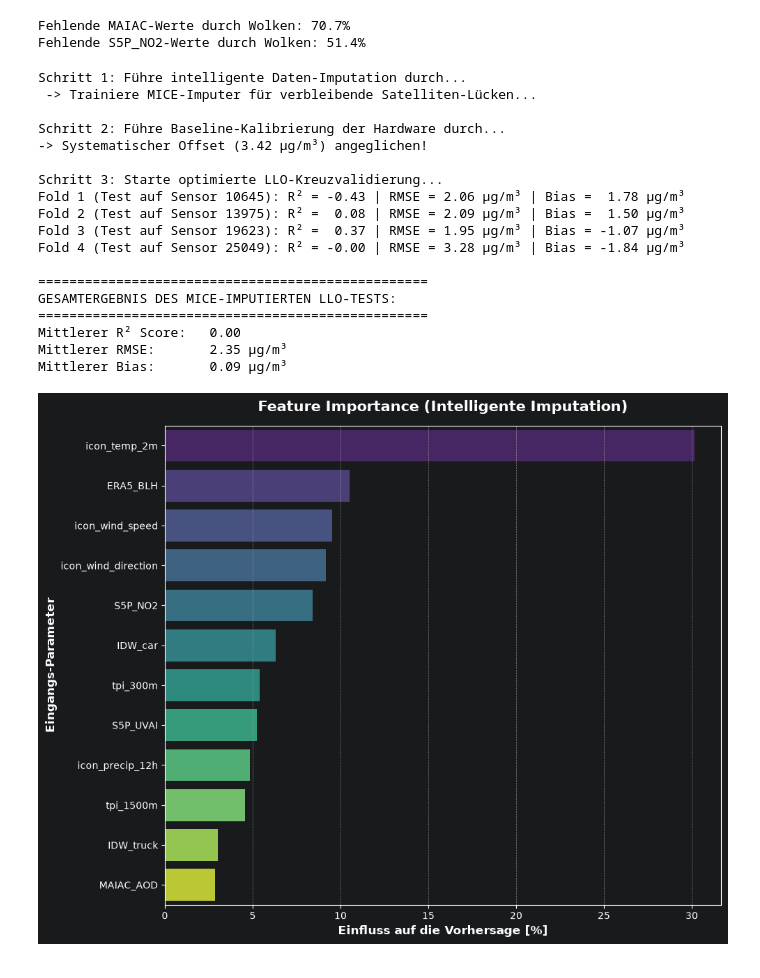
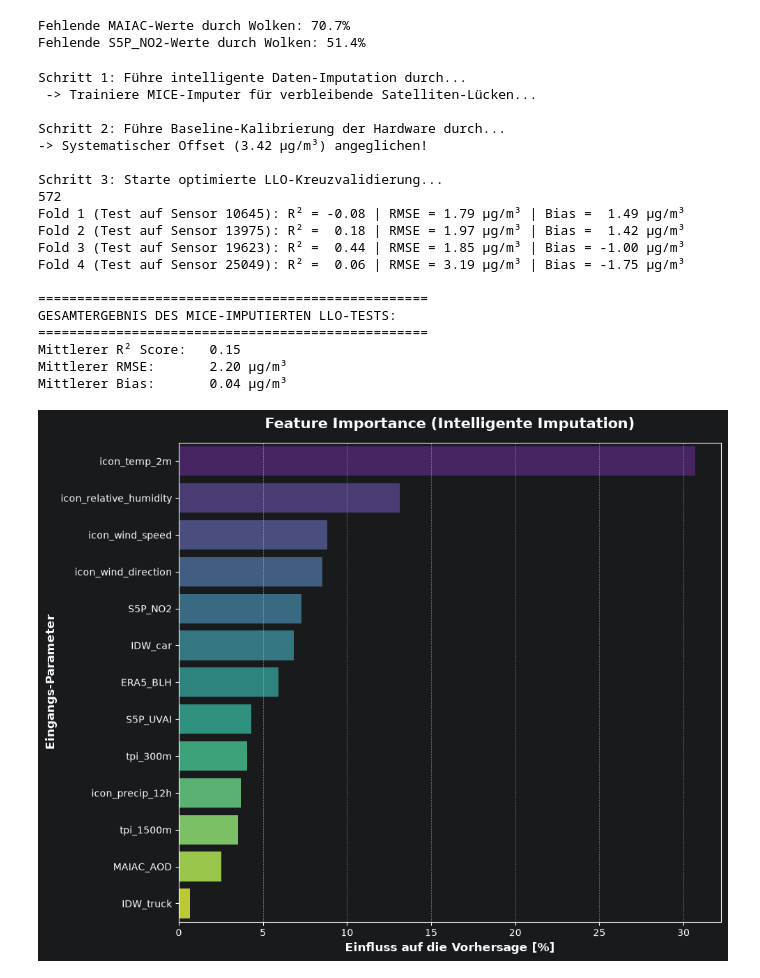
Before and after one commit to Ar7hur01/downscalingWuePM25, a Jupyter notebook: RF_LLO_Imputer.ipynb, the cells around one changed output. Cells and saved outputs as stored; diff of their text form; code cells hidden in the pictures.

```diff
--- a/RF_LLO_Imputer.ipynb
+++ b/RF_LLO_Imputer.ipynb
@@ -27,7 +27,7 @@ warnings.filterwarnings('ignore')
 # =========================================================
 # 1. Daten laden & bereinigen
 # =========================================================
-file_path = r"C:\Users\AD\Desktop\Uni Würzburg\EAGLE\InnoLab\new_Output\allValues_Features_PM25_NDVI_TPI_S5P_ERA5_MAIAC_Verkehr_Wetter.csv"
+file_path = r"C:\Users\AD\Desktop\Uni Würzburg\EAGLE\InnoLab\new_Output\IDW_hoch2\Exp2_Features_RH_PM25_NDVI_TPI_S5P_ERA5_MAIAC_Verkehr_Wetter.csv"
 df = pd.read_csv(file_path, sep=";", decimal=",")
 
 df['station_id'] = df['station_id'].astype(str).str.strip()
@@ -49,7 +49,8 @@ df = df[df['station_id'].isin(valid_sensors)].copy()
 features = [
     #'prox_kumulativ_car', 'prox_kumulativ_truck',
     'IDW_car', 'IDW_truck',
-    'icon_temp_2m', 'icon_wind_speed', 'icon_wind_direction', 'icon_precip_12h',
+    'icon_temp_2m', 'icon_wind_speed', 'icon_wind_direction',
+    'icon_precip_12h', 'icon_relative_humidity',
     'MAIAC_AOD', 'S5P_NO2', 'S5P_UVAI', 'ERA5_BLH',
     'tpi_300m', 'tpi_1500m'
 ]
@@ -113,6 +114,8 @@ for fold, test_sensor in enumerate(test_stations, 1):
 # =========================================================
 # 4. Endauswertung & Feature Importance
 # =========================================================
+print("Number of observations:", len(df))
+
 print("\n" + "="*50)
 print("GESAMTERGEBNIS DES OPTIMIERTEN LLO-TESTS:")
 print("="*50)
@@ -218,7 +223,7 @@ warnings.filterwarnings('ignore')
 # =========================================================
 # 1. Daten laden & bereinigen
 # =========================================================
-file_path = r"C:\Users\AD\Desktop\Uni Würzburg\EAGLE\InnoLab\new_Output\allValues_Features_PM25_NDVI_TPI_S5P_ERA5_MAIAC_Verkehr_Wetter.csv"
+file_path = r"C:\Users\AD\Desktop\Uni Würzburg\EAGLE\InnoLab\new_Output\IDW_hoch2\Exp2_Features_RH_PM25_NDVI_TPI_S5P_ERA5_MAIAC_Verkehr_Wetter.csv"
 df = pd.read_csv(file_path, sep=";", decimal=",")
 
 df['station_id'] = df['station_id'].astype(str).str.strip()
@@ -239,8 +244,10 @@ df['date_dt'] = pd.to_datetime(df['date'], format='mixed', dayfirst=True)
 print("Schritt 1: Führe intelligente Daten-Imputation durch...")
 
 features = [
+    #'prox_kumulativ_car', 'prox_kumulativ_truck',
     'IDW_car', 'IDW_truck',
-    'icon_temp_2m', 'icon_wind_speed', 'icon_wind_direction', 'icon_precip_12h',
+    'icon_temp_2m', 'icon_wind_speed', 'icon_wind_direction',
+    'icon_precip_12h', 'icon_relative_humidity',
     'MAIAC_AOD', 'S5P_NO2', 'S5P_UVAI', 'ERA5_BLH',
     'tpi_300m', 'tpi_1500m'
 ]
@@ -280,6 +287,7 @@ print(f"-> Systematischer Offset ({offset:.2f} µg/m³) angeglichen!")
 # 4. Leave-Location-Out (LLO) Validierung
 # =========================================================
 print("\nSchritt 3: Starte optimierte LLO-Kreuzvalidierung...")
+print(len(df))
 
 ANCHOR_ID = "1"
 test_stations = [s for s in df['station_id'].unique() if s != ANCHOR_ID]
@@ -326,38 +334,39 @@ if feature_importances_list:
     mean_importances = np.mean(feature_importances_list, axis=0)
     importance_df = pd.DataFrame({'Feature': features, 'Wichtigkeit (%)': mean_importances * 100})
     importance_df = importance_df.sort_values(by='Wichtigkeit (%)', ascending=False)
 
     # Plot
     output_dir = r"C:\Users\AD\Desktop\Uni Würzburg\EAGLE\InnoLab\new_Output\Diagrams"
     os.makedirs(output_dir, exist_ok=True)
     plot_path = os.path.join(output_dir, "Feature_Importance_RF_MICE_Imputed.png")
 
     plt.figure(figsize=(10, 8))
     sns.barplot(x='Wichtigkeit (%)', y='Feature', data=importance_df, palette='viridis')
     plt.title('Feature Importance (Intelligente Imputation)', fontsize=15, fontweight='bold', pad=15)
     plt.xlabel('Einfluss auf die Vorhersage [%]', fontsize=12, fontweight='bold')
     plt.ylabel('Eingangs-Parameter', fontsize=12, fontweight='bold')
     plt.grid(axis='x', linestyle='--', alpha=0.7)
     plt.tight_layout()
     plt.savefig(plot_path, dpi=300)
     plt.show()
 # %% [output]
 Schritt 1: Führe intelligente Daten-Imputation durch...
  -> Trainiere MICE-Imputer für verbleibende Satelliten-Lücken...
 
 Schritt 2: Führe Baseline-Kalibrierung der Hardware durch...
 -> Systematischer Offset (3.42 µg/m³) angeglichen!
 
 Schritt 3: Starte optimierte LLO-Kreuzvalidierung...
-Fold 1 (Test auf Sensor 10645): R² = -0.43 | RMSE = 2.06 µg/m³ | Bias =  1.78 µg/m³
-Fold 2 (Test auf Sensor 13975): R² =  0.08 | RMSE = 2.09 µg/m³ | Bias =  1.50 µg/m³
-Fold 3 (Test auf Sensor 19623): R² =  0.37 | RMSE = 1.95 µg/m³ | Bias = -1.07 µg/m³
-Fold 4 (Test auf Sensor 25049): R² = -0.00 | RMSE = 3.28 µg/m³ | Bias = -1.84 µg/m³
+572
+Fold 1 (Test auf Sensor 10645): R² = -0.08 | RMSE = 1.79 µg/m³ | Bias =  1.49 µg/m³
+Fold 2 (Test auf Sensor 13975): R² =  0.18 | RMSE = 1.97 µg/m³ | Bias =  1.42 µg/m³
+Fold 3 (Test auf Sensor 19623): R² =  0.44 | RMSE = 1.85 µg/m³ | Bias = -1.00 µg/m³
+Fold 4 (Test auf Sensor 25049): R² =  0.06 | RMSE = 3.19 µg/m³ | Bias = -1.75 µg/m³
 
 ==================================================
 GESAMTERGEBNIS DES MICE-IMPUTIERTEN LLO-TESTS:
 ==================================================
-Mittlerer R² Score:   0.00
-Mittlerer RMSE:       2.35 µg/m³
-Mittlerer Bias:       0.09 µg/m³
+Mittlerer R² Score:   0.15
+Mittlerer RMSE:       2.20 µg/m³
+Mittlerer Bias:       0.04 µg/m³
-[figure, old version]
+[figure, new version]
```
Also changed, not shown: parts of 2 cells of this notebook, 15 other files.
